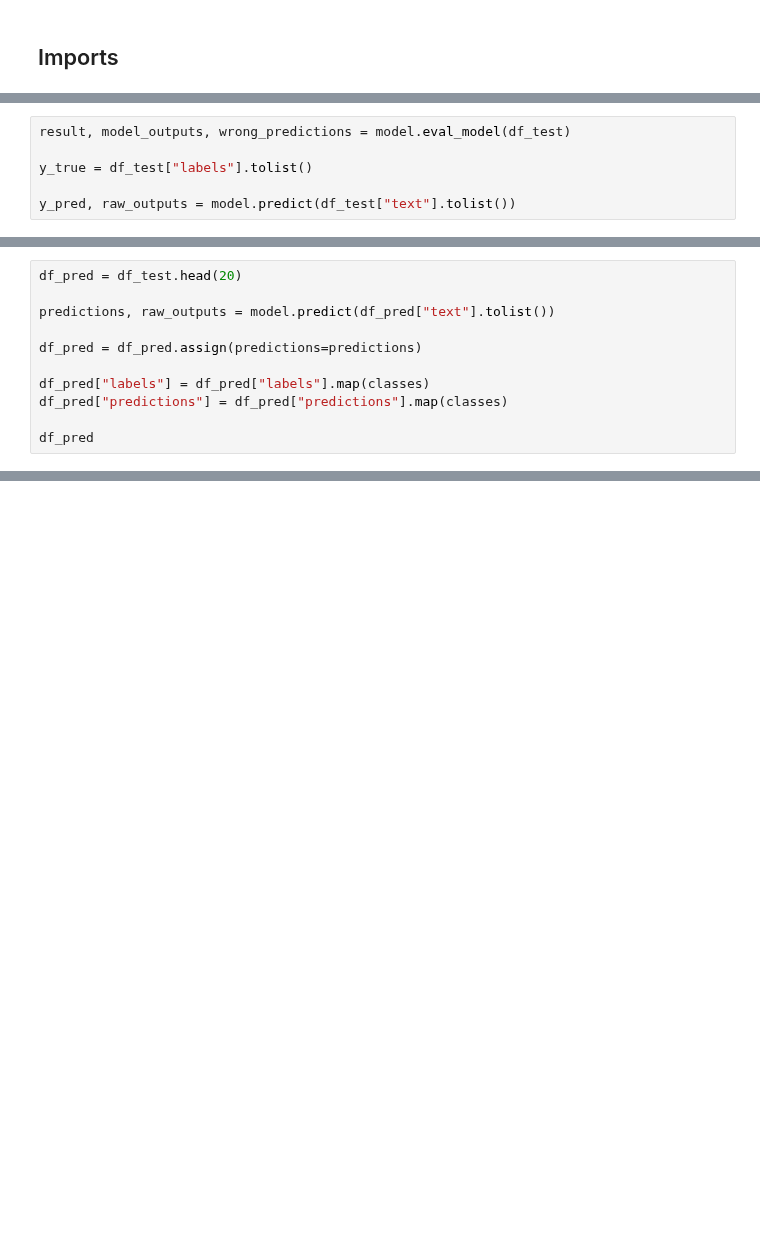
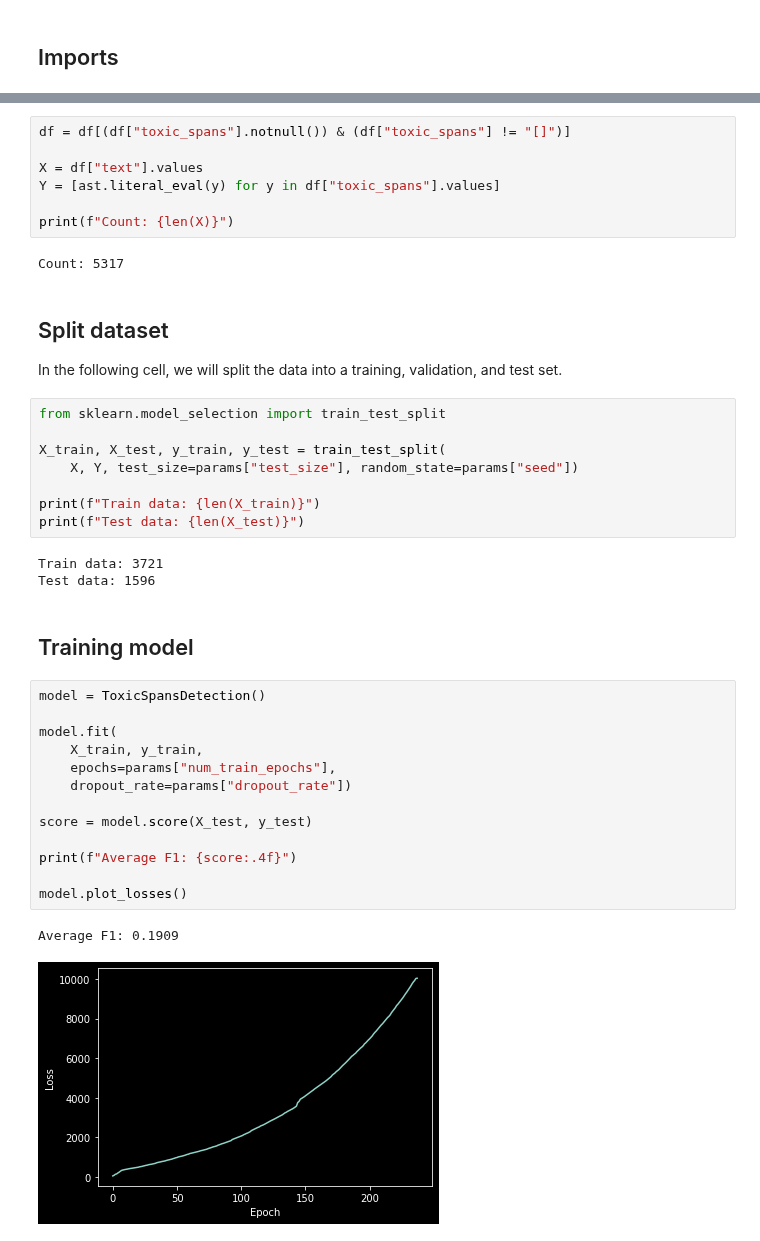
Before and after one commit to DougTrajano/olid-br, a Jupyter notebook: notebooks/baselines/toxic_spans_detection.ipynb, the cells around one changed output, grey strips where cells are left out. Cells and saved outputs as stored; diff of their text form; blank space fills up the shorter version.

Commit message:
Add toxic spans detection and iteration 4

```diff
--- a/notebooks/baselines/toxic_spans_detection.ipynb
+++ b/notebooks/baselines/toxic_spans_detection.ipynb
@@ -847,6 +39,0 @@ In this section, we will evaluate the model with the following metrics:
-# %%
-result, model_outputs, wrong_predictions = model.eval_model(df_test)
-
-y_true = df_test["labels"].tolist()
-
-y_pred, raw_outputs = model.predict(df_test["text"].tolist())
@@ -860,11 +39,0 @@ In the last section, we will test the model with some comments from the test set
-# %%
-df_pred = df_test.head(20)
-
-predictions, raw_outputs = model.predict(df_pred["text"].tolist())
-
-df_pred = df_pred.assign(predictions=predictions)
-
-df_pred["labels"] = df_pred["labels"].map(classes)
-df_pred["predictions"] = df_pred["predictions"].map(classes)
-
-df_pred
@@ -870,0 +300,42 @@ df_pred
+# %%
+df = df[(df["toxic_spans"].notnull()) & (df["toxic_spans"] != "[]")]
+
+X = df["text"].values
+Y = [ast.literal_eval(y) for y in df["toxic_spans"].values]
+
+print(f"Count: {len(X)}")
+# %% [output]
+Count: 5317
+# %% [markdown]
+## Split dataset
+
+In the following cell, we will split the data into a training, validation, and test set.
+# %%
+from sklearn.model_selection import train_test_split
+
+X_train, X_test, y_train, y_test = train_test_split(
+    X, Y, test_size=params["test_size"], random_state=params["seed"])
+
+print(f"Train data: {len(X_train)}")
+print(f"Test data: {len(X_test)}")
+# %% [output]
+Train data: 3721
+Test data: 1596
+# %% [markdown]
+## Training model
+# %%
+model = ToxicSpansDetection()
+
+model.fit(
+    X_train, y_train,
+    epochs=params["num_train_epochs"],
+    dropout_rate=params["dropout_rate"])
+
+score = model.score(X_test, y_test)
+
+print(f"Average F1: {score:.4f}")
+
+model.plot_losses()
+# %% [output]
+Average F1: 0.1909
+[figure, added]
```
Also changed, not shown: parts of 40 cells of this notebook, 15 other files.
